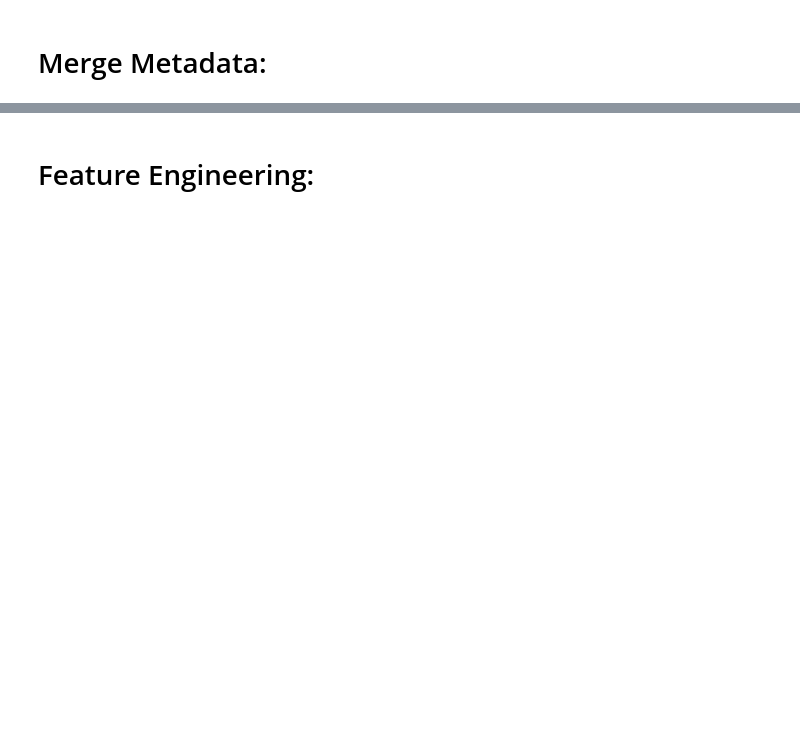
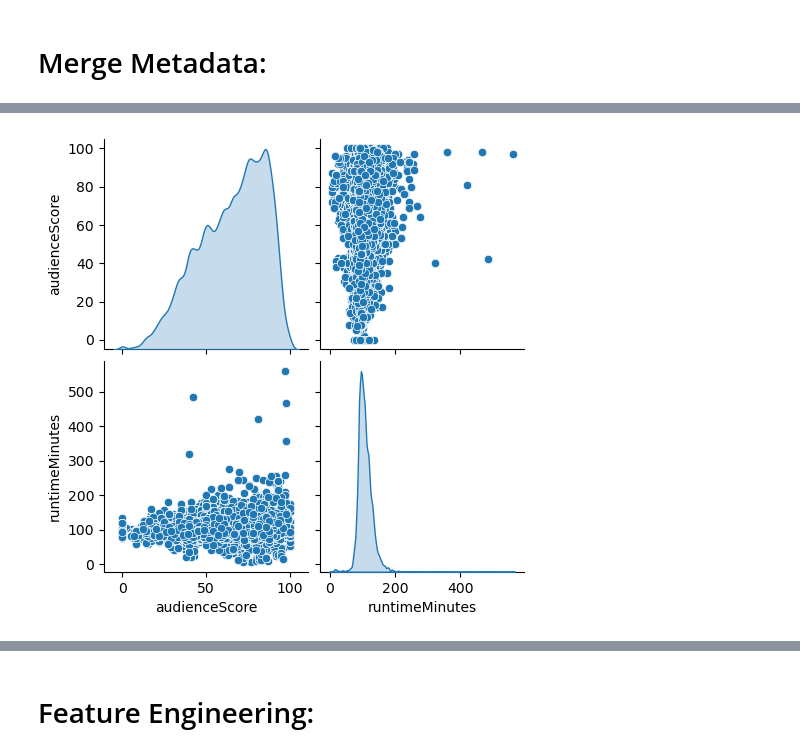
Before and after one commit to Arshi81099/sentimentanlysis, a Jupyter notebook: 21f3002806-notebook-t22023.ipynb, the cells around one changed output, grey strips where cells are left out. Saved outputs shown, nothing was run; the diff lists cells and outputs as text; code cells hidden in the pictures; blank space fills up the shorter version.

```diff
--- a/21f3002806-notebook-t22023.ipynb
+++ b/21f3002806-notebook-t22023.ipynb
@@ -118,0 +184,5 @@ data
+# %%
+sns.pairplot(data, diag_kind='kde')
+plt.show()
+# %% [output]
+[figure, added]
```
Also changed, not shown: parts of 26 cells of this notebook.
